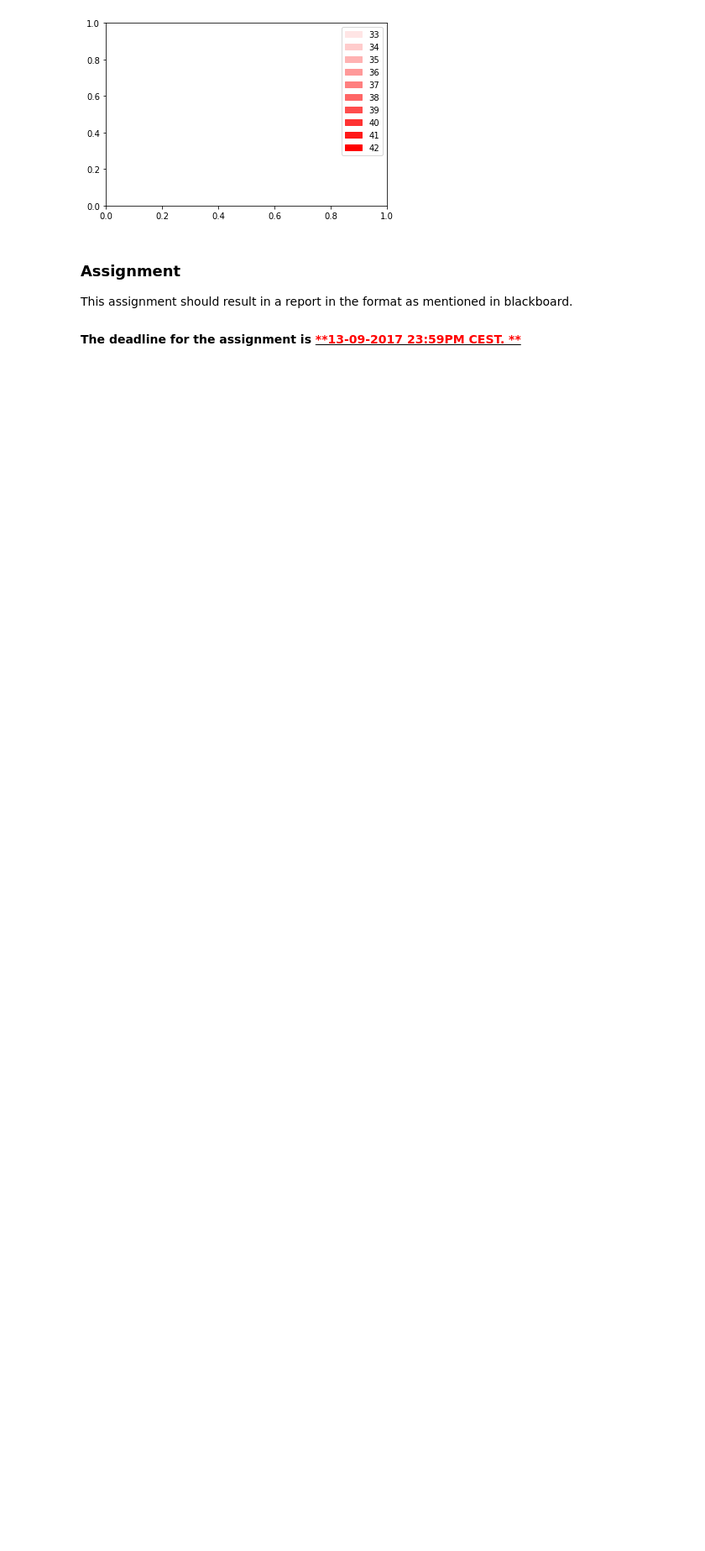
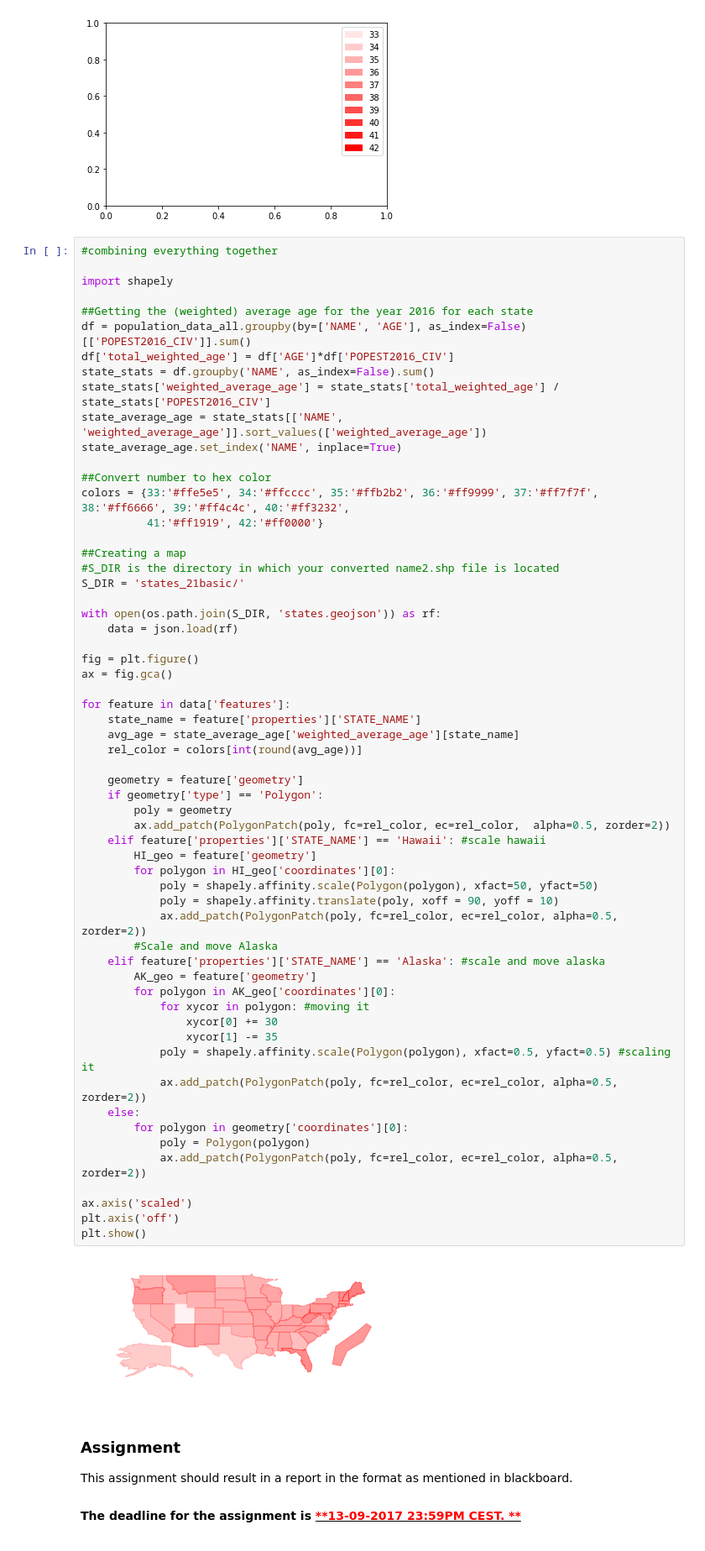
Before and after one commit to 50stuck/Fundamentals-of-Data-Science-01, a Jupyter notebook: Week1.ipynb, the cells around one changed output. Shown at 84% size. Cells and saved outputs as stored; diff of their text form; blank space fills up the shorter version.

Commit message:
With a map putting everything together

```diff
--- a/Week1.ipynb
+++ b/Week1.ipynb
@@ -375,6 +375,67 @@ plt.legend(handles=handles)
 plt.show()
 # %% [output]
 [figure]
+# %%
+#combining everything together
+
+import shapely
+
+##Getting the (weighted) average age for the year 2016 for each state
+df = population_data_all.groupby(by=['NAME', 'AGE'], as_index=False)[['POPEST2016_CIV']].sum()
+df['total_weighted_age'] = df['AGE']*df['POPEST2016_CIV']
+state_stats = df.groupby('NAME', as_index=False).sum()
+state_stats['weighted_average_age'] = state_stats['total_weighted_age'] / state_stats['POPEST2016_CIV']
+state_average_age = state_stats[['NAME', 'weighted_average_age']].sort_values(['weighted_average_age'])
+state_average_age.set_index('NAME', inplace=True)
+
+##Convert number to hex color
+colors = {33:'#ffe5e5', 34:'#ffcccc', 35:'#ffb2b2', 36:'#ff9999', 37:'#ff7f7f', 38:'#ff6666', 39:'#ff4c4c', 40:'#ff3232',
+          41:'#ff1919', 42:'#ff0000'}
+
+##Creating a map
+#S_DIR is the directory in which your converted name2.shp file is located
+S_DIR = 'states_21basic/'
+
+with open(os.path.join(S_DIR, 'states.geojson')) as rf:
+    data = json.load(rf)
+
+fig = plt.figure()
+ax = fig.gca()
+
+for feature in data['features']:
+    state_name = feature['properties']['STATE_NAME']
+    avg_age = state_average_age['weighted_average_age'][state_name]
+    rel_color = colors[int(round(avg_age))]
+
+    geometry = feature['geometry']
+    if geometry['type'] == 'Polygon':
+        poly = geometry
+        ax.add_patch(PolygonPatch(poly, fc=rel_color, ec=rel_color,  alpha=0.5, zorder=2))
+    elif feature['properties']['STATE_NAME'] == 'Hawaii': #scale hawaii
+        HI_geo = feature['geometry']
+        for polygon in HI_geo['coordinates'][0]:
+            poly = shapely.affinity.scale(Polygon(polygon), xfact=50, yfact=50)
+            poly = shapely.affinity.translate(poly, xoff = 90, yoff = 10)
+            ax.add_patch(PolygonPatch(poly, fc=rel_color, ec=rel_color, alpha=0.5, zorder=2))
+        #Scale and move Alaska
+    elif feature['properties']['STATE_NAME'] == 'Alaska': #scale and move alaska
+        AK_geo = feature['geometry']
+        for polygon in AK_geo['coordinates'][0]:
+            for xycor in polygon: #moving it
+                xycor[0] += 30
+                xycor[1] -= 35
+            poly = shapely.affinity.scale(Polygon(polygon), xfact=0.5, yfact=0.5) #scaling it
+            ax.add_patch(PolygonPatch(poly, fc=rel_color, ec=rel_color, alpha=0.5, zorder=2))
+    else:
+        for polygon in geometry['coordinates'][0]:
+            poly = Polygon(polygon)
+            ax.add_patch(PolygonPatch(poly, fc=rel_color, ec=rel_color, alpha=0.5, zorder=2))
+
+ax.axis('scaled')
+plt.axis('off')
+plt.show()
+# %% [output]
+[figure, added]
 # %% [markdown]
 <font color="black">
 <h3> Assignment </h3>
```
